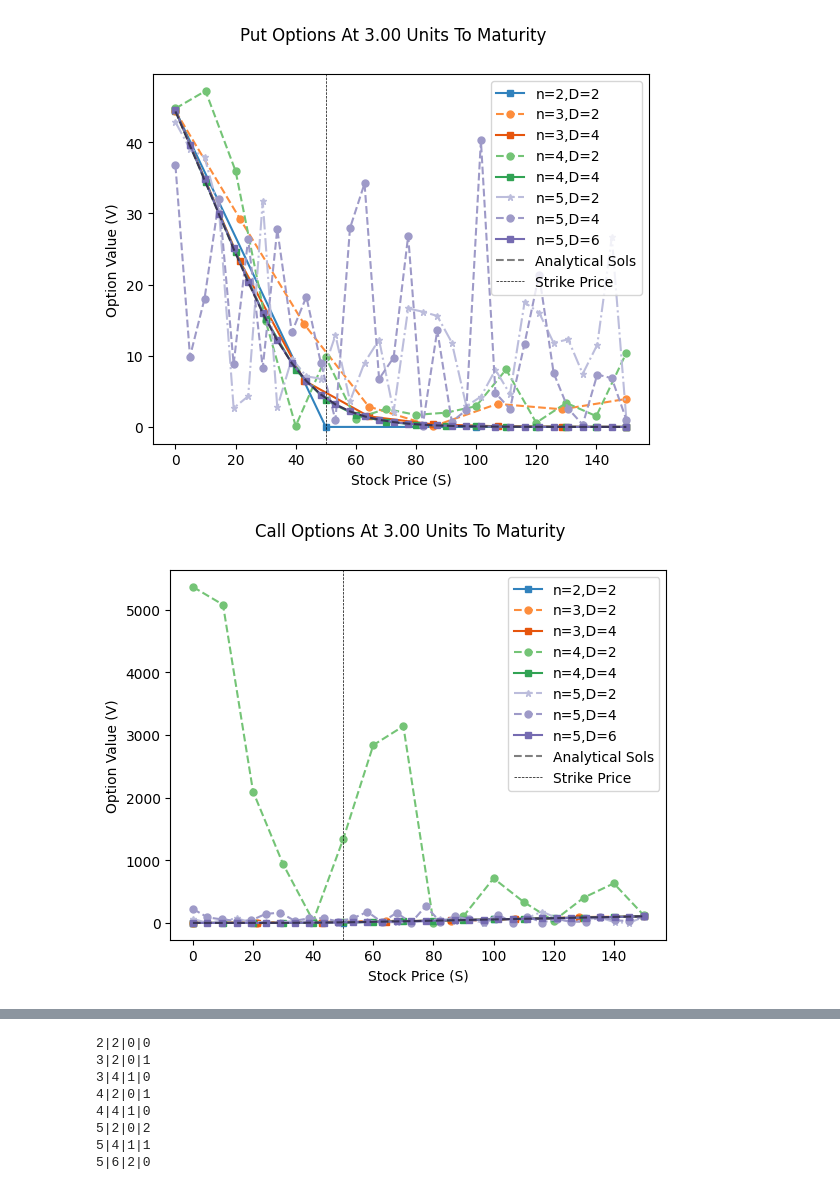
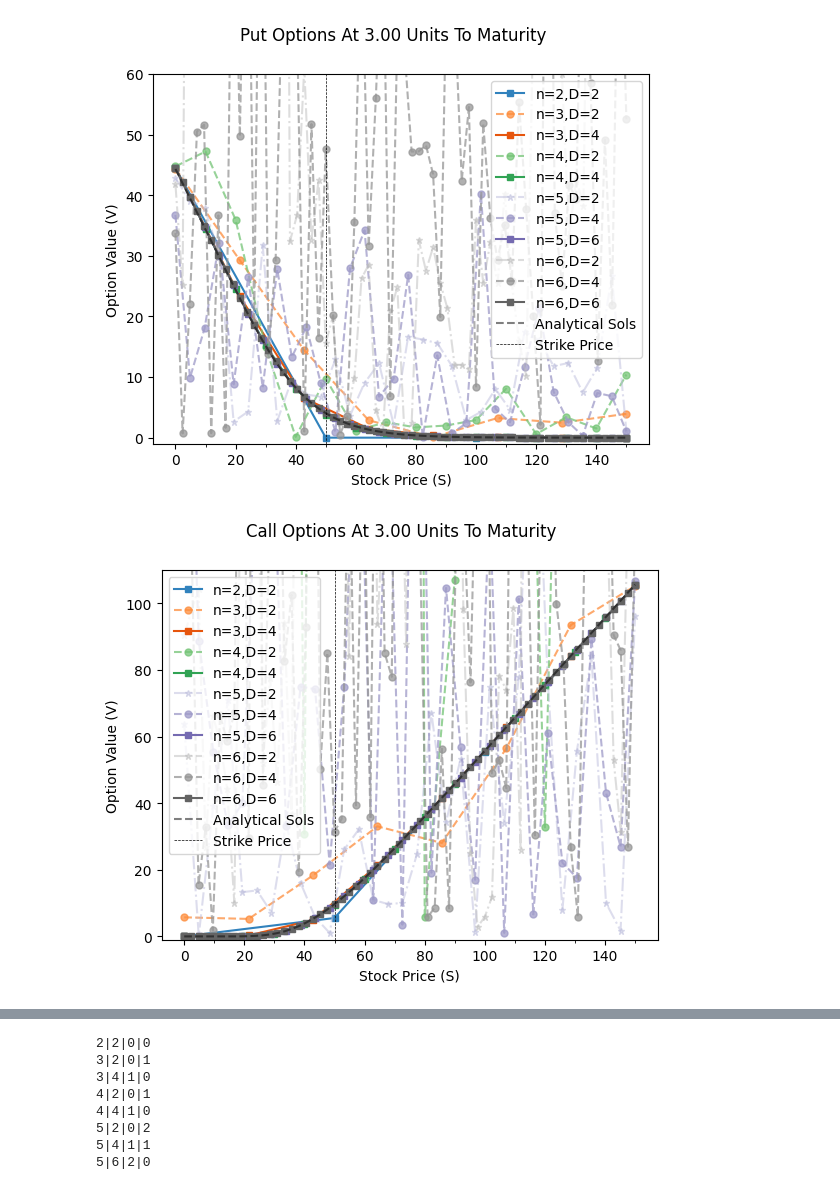
Before and after one commit to KnightShuffler/Quantum-Non-Unitary-Time-Evolution-Public-, a Jupyter notebook: black_scholes_figs.ipynb, the cells around one changed output, grey strips where cells are left out. Saved outputs shown, nothing was run; the diff lists cells and outputs as text; code cells hidden in the pictures.

Commit message:
updated with 6 qubit graphs

```diff
--- a/black_scholes_figs.ipynb
+++ b/black_scholes_figs.ipynb
@@ -13,40 +13,43 @@ markers = 'so*'
 styles = ['solid', 'dashed', 'dashdot']
 
 for option_type in ['put','call']:
-    for n in [2,3,4,5]:
+    for n in [2,3,4,5,6]:
         N = 2**n
         with h5py.File(f'{data_path}{option_type}_{n}_qubits.hdf5') as file:
             qnute_sols = file['rescaled_qnute_sols'][:]
             analytical_sols = file['analytical_sols'][:]
             Smin   = file.attrs['Smin']
             Smax   = file.attrs['Smax']
             T      = file.attrs['T']
             r      = file.attrs['r']
             q      = file.attrs['q']
             sigma  = file.attrs['sigma']
             strike = file.attrs['strike']
             Nt     = file.attrs['Nt']
         for Di,D in enumerate(np.arange(2,n+2,2)):
             # if option_type == 'call' and n == 4 and D == 2:
             #     continue
             # plt.plot(np.linspace(Smin,Smax,N), (sol:=qnute_sols[Di,-1,:])/np.linalg.norm(sol), label=f'{n=},{D=}')
             plt.plot(np.linspace(Smin,Smax,N), (sol:=qnute_sols[Di,-1,:]),
                      label=f'{n=},{D=}',
                      color=colors[(n-2)*4 + ( o_index:=((n+1)//2 - Di - 1) )],
                      marker=markers[o_index],
                      linestyle=styles[o_index],
-                     ms=5)
+                     ms=5,
+                     alpha = (4-o_index)/4)
     # plt.plot(np.linspace(Smin,Smax,N),(sol:=analytical_sols[-1,:])/np.linalg.norm(sol),label='Analytical Sols')
     plt.plot(np.linspace(Smin,Smax,N),(sol:=analytical_sols[-1,:]),label='Analytical Sols',color='k',linestyle='--',alpha=0.5)
     plt.axvline(x=strike, linewidth=0.5, linestyle='--', color='k', label='Strike Price')
     plt.suptitle(f'{option_type.capitalize()} options at {T:0.2f} units to maturity'.title())
     plt.xlabel('Stock Price (S)')
     plt.ylabel('Option Value (V)')
+    plt.ylim([-1, (strike if option_type == 'put' else Smax-strike) + 10])
+    plt.xticks(np.arange(Smin,Smax+10,10),minor=True)
     plt.legend()
     plt.show()
 # %% [output]
-[figure, old version]
+[figure, new version]
-[figure, old version]
+[figure, new version]
 # %%
 for option_type in ['put','call']:
     fig,axs = plt.subplots(1,2, figsize=(8,4))
```
Also changed, not shown: parts of 1 cell of this notebook.
